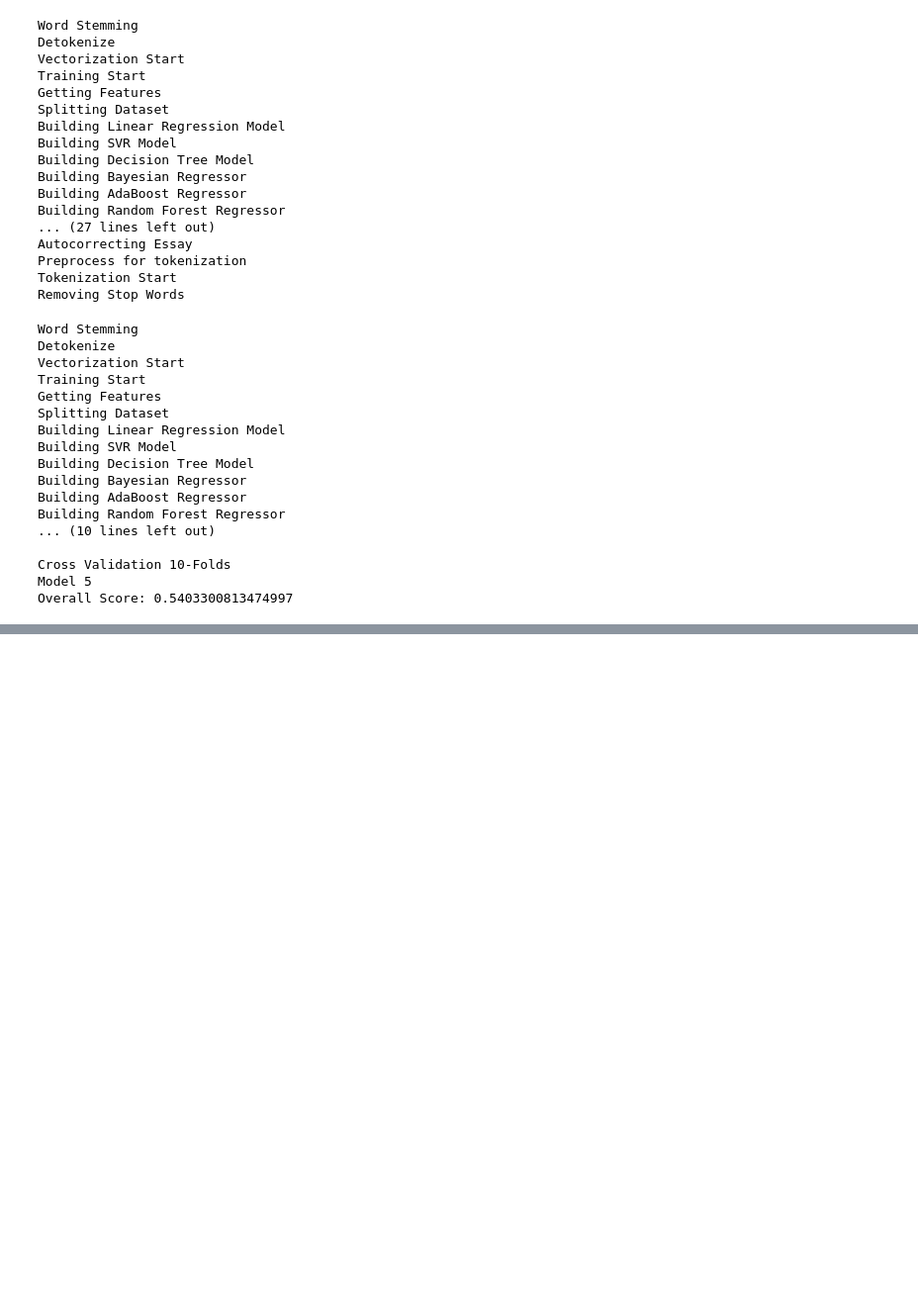
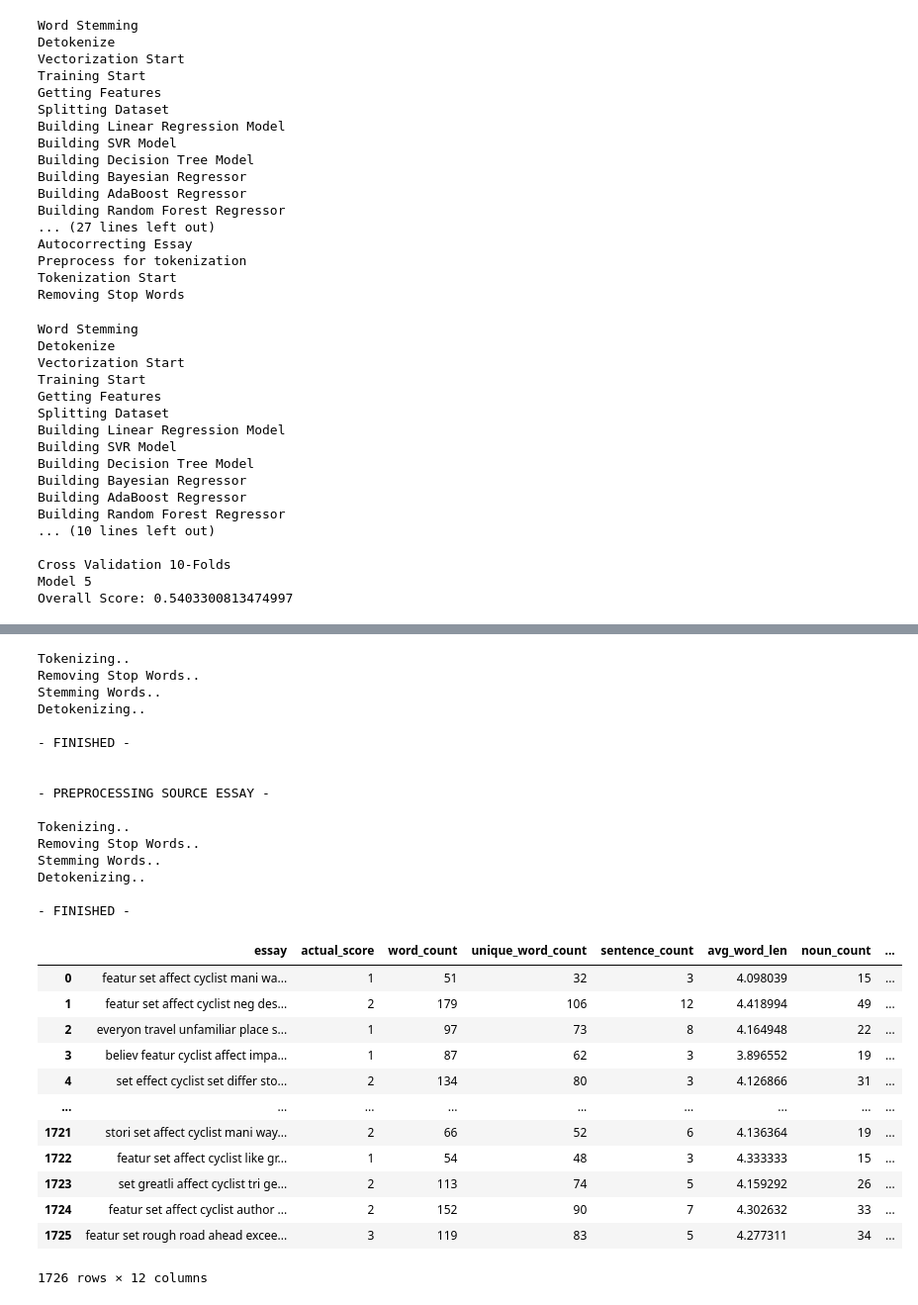
Before and after one commit to CjjeM/AES_Finals_MCL, a Jupyter notebook: overall_summary.ipynb, the cells around one changed output, grey strips where cells are left out. Shown: that part at 99% size. Saved outputs shown, nothing was run; the diff lists cells and outputs as text; code cells hidden in the pictures; blank space fills up the shorter version.

```diff
--- a/overall_summary.ipynb
+++ b/overall_summary.ipynb
@@ -529,0 +547,35 @@ Overall Score: 0.5403300813474997
+# %%
+def preprocess_source_essay(essay_set):
+    source = pd.read_csv('source_essays.txt', sep="|", header=None)
+    stacked_source = source.stack().reset_index()
+    source_essay = stacked_source.drop(['level_0', 'level_1'], axis=1).rename(columns={0: 'essay'})
+    source_essay.insert(0, "essay_set", [6, 5, 4, 3], True)
+    source_essay = source_essay.sort_values(by=['essay_set'], ascending=True)
+    source_essay = source_essay.loc[source_essay['essay_set'] == essay_set]
+
+    source_essay.reset_index(drop=True, inplace=True)
+
+    print("\n- PREPROCESSING SOURCE ESSAY -\n")
+    print("Tokenizing..")
+    source_essay['essay'] = source_essay['essay'].str.replace("[^a-zA-Z#]", " ")
+    source_essay['essay'] = source_essay['essay'].apply(lambda x: x.lower())
+
+    tokenized_doc = source_essay['essay'].apply(lambda x: x.split())
+
+    print("Removing Stop Words..")
+    tokenized_doc = tokenized_doc.apply(lambda x: [item for item in x if item not in stop_words])
+
+    print("Stemming Words..")
+    porter_stemmer = PorterStemmer()
+    tokenized_doc = tokenized_doc.apply(lambda x: [porter_stemmer.stem(item) for item in x])
+
+    print("Detokenizing..")
+    detokenized_doc = []
+    for i in range(len(source_essay)):
+        t = ' '.join(tokenized_doc[i])
+        detokenized_doc.append(t)
+
+    source_essay['essay'] = detokenized_doc
+    print("\n- FINISHED -\n")
+
+    return source_essay
@@ -529,0 +743,7 @@ Overall Score: 0.5403300813474997
+# %%
+clean_df = preprocess_dataframe(3)
+source_df = preprocess_source_essay(3)
+combined_df, svd = sd_vectorization_process(clean_df, source_df, 10, 10000)
+
+combined_df
+# %% [output]
@@ -529,0 +763,29 @@ Overall Score: 0.5403300813474997
+Tokenizing..
+Removing Stop Words..
+Stemming Words..
+Detokenizing..
+
+- FINISHED -
+
+
+- PREPROCESSING SOURCE ESSAY -
+
+Tokenizing..
+Removing Stop Words..
+Stemming Words..
+Detokenizing..
+
+- FINISHED -
+|  | essay | actual_score | word_count | unique_word_count | sentence_count | avg_word_len | noun_count | ... |
+| 0 | featur set affect cyclist mani wa... | 1 | 51 | 32 | 3 | 4.098039 | 15 | ... |
+| 1 | featur set affect cyclist neg des... | 2 | 179 | 106 | 12 | 4.418994 | 49 | ... |
+| 2 | everyon travel unfamiliar place s... | 1 | 97 | 73 | 8 | 4.164948 | 22 | ... |
+| 3 | believ featur cyclist affect impa... | 1 | 87 | 62 | 3 | 3.896552 | 19 | ... |
+| 4 | set effect cyclist set differ sto... | 2 | 134 | 80 | 3 | 4.126866 | 31 | ... |
+| ... | ... | ... | ... | ... | ... | ... | ... | ... |
+| 1721 | stori set affect cyclist mani way... | 2 | 66 | 52 | 6 | 4.136364 | 19 | ... |
+| 1722 | featur set affect cyclist like gr... | 1 | 54 | 48 | 3 | 4.333333 | 15 | ... |
+| 1723 | set greatli affect cyclist tri ge... | 2 | 113 | 74 | 5 | 4.159292 | 26 | ... |
+| 1724 | featur set affect cyclist author ... | 2 | 152 | 90 | 7 | 4.302632 | 33 | ... |
+| 1725 | featur set rough road ahead excee... | 3 | 119 | 83 | 5 | 4.277311 | 34 | ... |
+1726 rows × 12 columns
```
Also changed, not shown: parts of 7 cells of this notebook, 1 other file.
